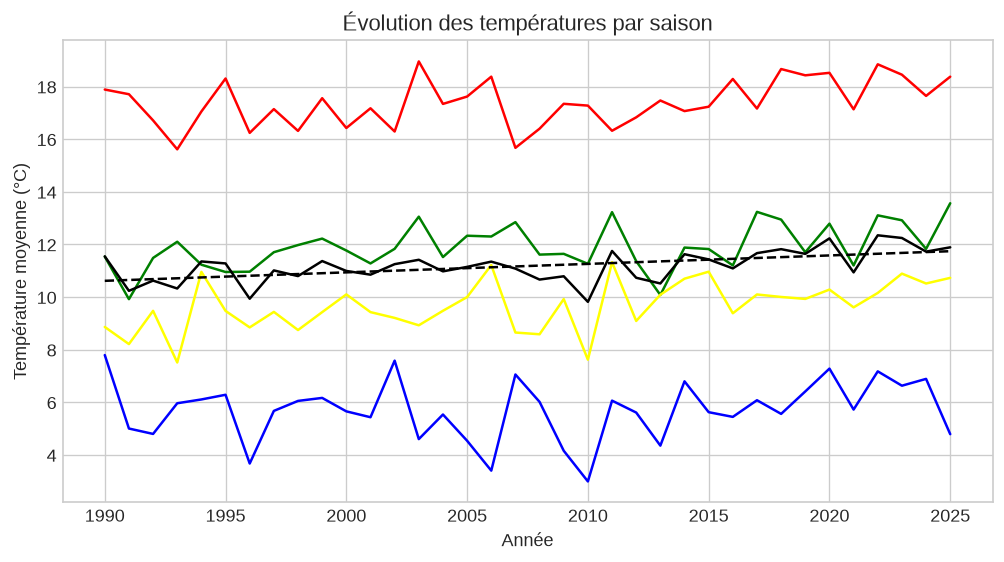
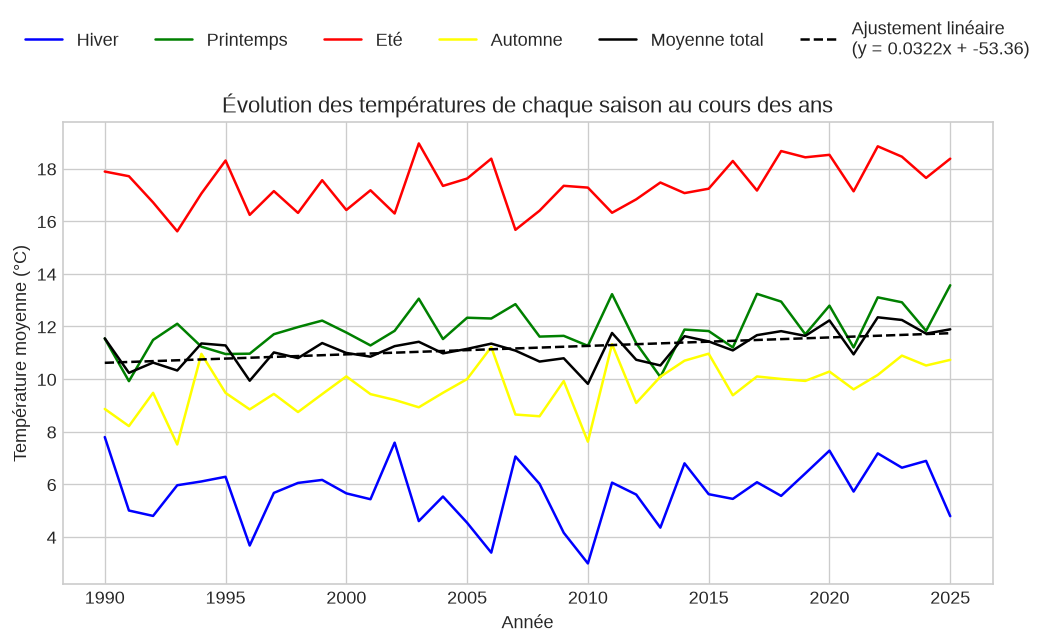
Unified diff of the notebook cell whose output changed from the first chart to the second:
--- before
+++ after
@@ -26,11 +26,15 @@
 
 # Plot de la regression linéaire sur la moyenne annuelle
-plt.plot(x, y_fit, linestyle="--", color=dict_colors["Moyenne total"] ,label=f"Ajustement linéaire (y = {a:.4f}x + {b:.2f})")
+plt.plot(x, y_fit, linestyle="--", color=dict_colors["Moyenne total"] ,label=f"Ajustement linéaire \n(y = {a:.4f}x + {b:.2f})")
 
 
 plt.xlabel("Année")
 plt.ylabel("Température moyenne (°C)")
-plt.title("Évolution des températures par saison")
-#plt.legend()
+plt.title("Évolution des températures de chaque saison au cours des ans")
+plt.legend(
+    loc="lower center",
+    bbox_to_anchor=(0.5, 1.1),
+    ncol=6
+)
 plt.grid(True)
 

Commit: change: 01_data_exploration.ipynb, modification d'une légende d'un graph